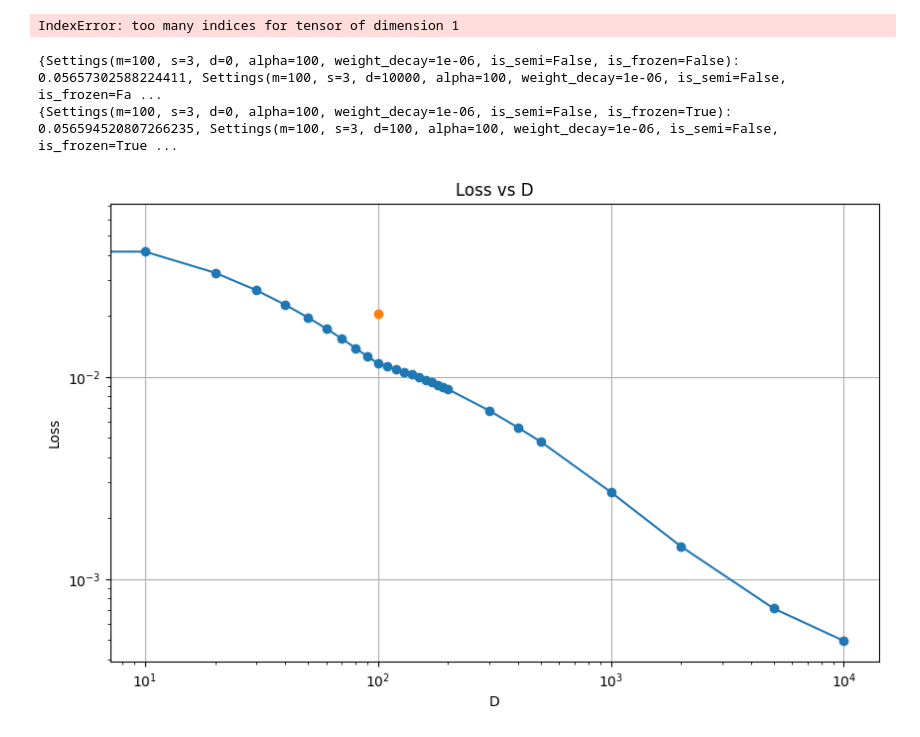
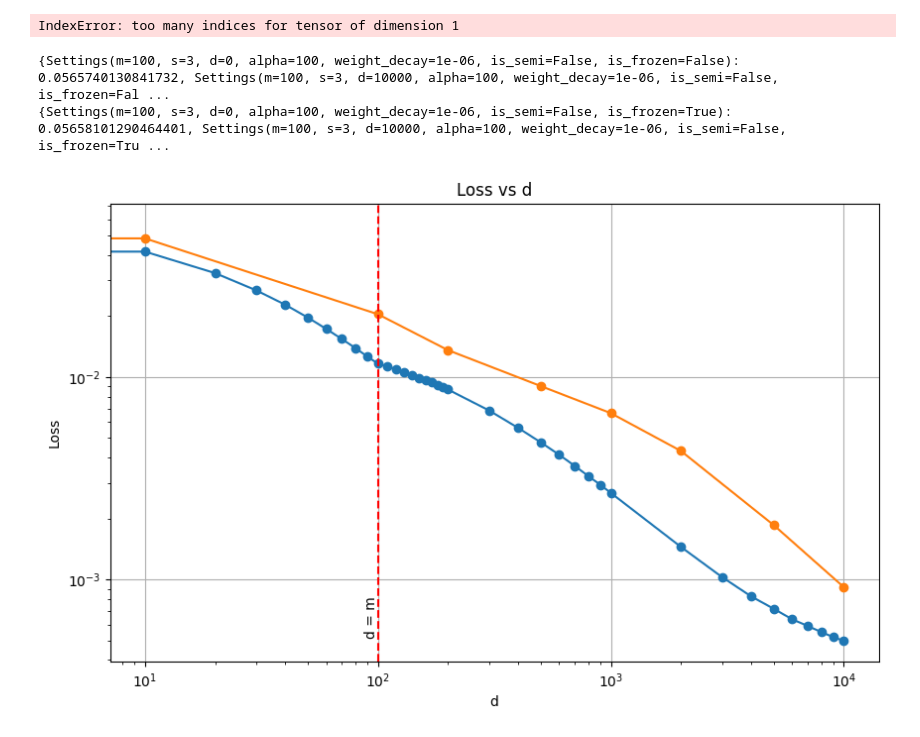
Before and after one commit to BorisTheBrave/uand-toy-model, a Jupyter notebook: uand.ipynb, the cells around one changed output. Drawn from its saved outputs; the diff is of its cells as text; code cells hidden in the pictures.

```diff
--- a/uand.ipynb
+++ b/uand.ipynb
@@ -603,9 +591,9 @@ for i in range(min(10, d)):
 # %%
 # Run a range of experiments
 settings_range = [
-    Settings(d=d, s=s, is_frozen=True)
+    Settings(d=d, s=s)
     for s in [3]
-    for d in [0, 10, 100, 200, 500, 1000, 2000, 5000, 10000]
+    for d in list(range(100, 1000, 100)) + list(range(1000, 10000, 1000))
 ]
 settings_range_progress = tqdm(settings_range)
 for settings in settings_range_progress:
@@ -652,7 +638,7 @@ tensor([ 0.0000, -0.0191, -0.0231, -0.0095, -0.0318, -0.0180,  0.0148,  0.0056,
        grad_fn=<CopySlices>)
 IndexError: too many indices for tensor of dimension 1
 # %%
-# Summarize saved models
+# Plots loss over a range of saved models
 import glob
 
 def collect_losses(epoch=6000, **kwargs):
@@ -670,21 +656,26 @@ frozen_collected_losses = collect_losses(d='*', is_frozen=True)
 
 print(collected_losses)
 print(frozen_collected_losses)
-
-d_values = sorted([x.d for x in collected_losses])
-loss_values = [collected_losses.get(Settings(d=d), float('nan')) for d in d_values]
-frozen_loss_values = [frozen_collected_losses.get(Settings(d=d, is_frozen=True), float('nan')) for d in d_values]
-plt.figure(figsize=(10, 6))
-plt.xscale('log')
-plt.yscale('log')
-plt.plot(d_values, loss_values, marker='o', label='Unfrozen')
-plt.plot(d_values, frozen_loss_values, marker='o', label='Frozen')
-plt.title('Loss vs D')
-plt.xlabel('D')
-plt.ylabel('Loss')
-plt.grid(True)
-plt.show()
 # %% [output]
-{Settings(m=100, s=3, d=0, alpha=100, weight_decay=1e-06, is_semi=False, is_frozen=False): 0.05657302588224411, Settings(m=100, s=3, d=10000, alpha=100, weight_decay=1e-06, is_semi=False, is_frozen=Fa ...
-{Settings(m=100, s=3, d=0, alpha=100, weight_decay=1e-06, is_semi=False, is_frozen=True): 0.056594520807266235, Settings(m=100, s=3, d=100, alpha=100, weight_decay=1e-06, is_semi=False, is_frozen=True ...
+{Settings(m=100, s=3, d=0, alpha=100, weight_decay=1e-06, is_semi=False, is_frozen=False): 0.0565740130841732, Settings(m=100, s=3, d=10000, alpha=100, weight_decay=1e-06, is_semi=False, is_frozen=Fal ...
+{Settings(m=100, s=3, d=0, alpha=100, weight_decay=1e-06, is_semi=False, is_frozen=True): 0.05658101290464401, Settings(m=100, s=3, d=10000, alpha=100, weight_decay=1e-06, is_semi=False, is_frozen=Tru ...
-[figure, removed]
+# %%
+
+d_values = sorted([x.d for x in collected_losses])
+loss_values = [collected_losses.get(Settings(d=d), float('nan')) for d in d_values]
+frozen_d_values = sorted([x.d for x in frozen_collected_losses])
+frozen_loss_values = [frozen_collected_losses.get(Settings(d=d, is_frozen=True), float('nan')) for d in frozen_d_values]
+plt.figure(figsize=(10, 6))
+plt.plot(d_values, loss_values, 'o-', label='Unfrozen')
+plt.plot(frozen_d_values, frozen_loss_values, 'o-', label='Frozen')
+plt.axvline(x=100, color='r', linestyle='--')
+plt.text(100, 0.05, 'd = m', rotation=90, ha='right', va='bottom', transform=plt.gca().get_xaxis_transform())
+plt.xscale('log')
+plt.yscale('log')
+plt.title('Loss vs d')
+plt.xlabel('d')
+plt.ylabel('Loss')
+plt.grid(True)
+plt.show()
+# %% [output]
+[figure, added]
```
Also changed, not shown: parts of 17 cells of this notebook.
